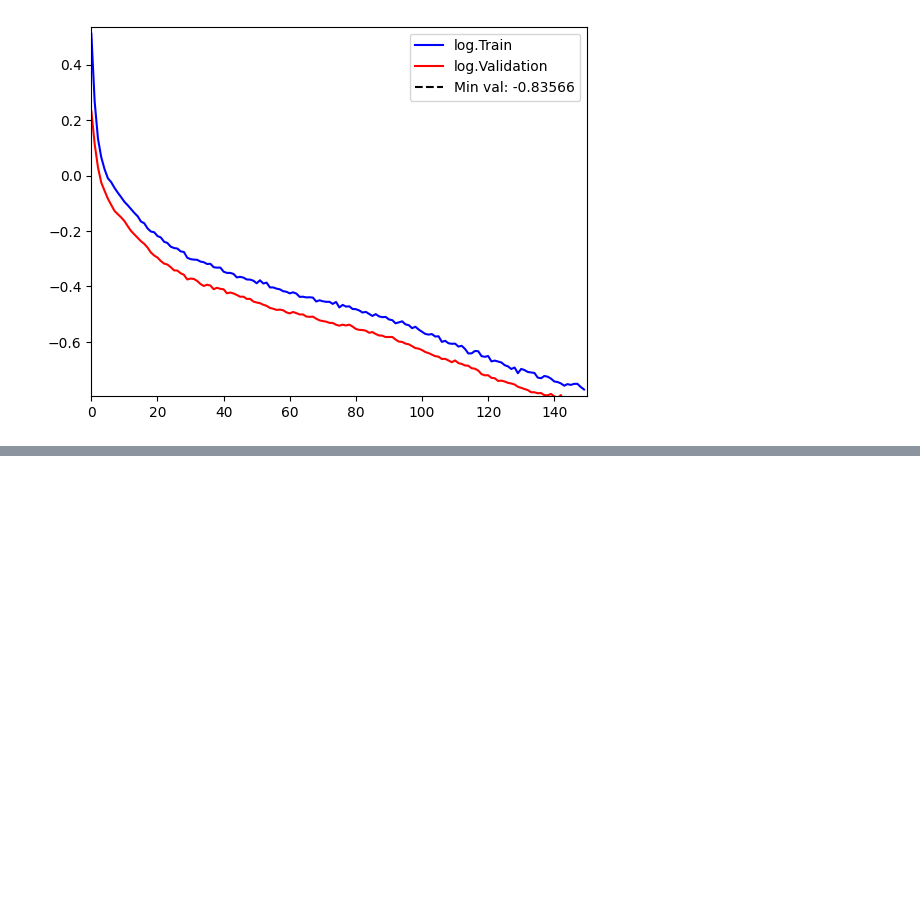
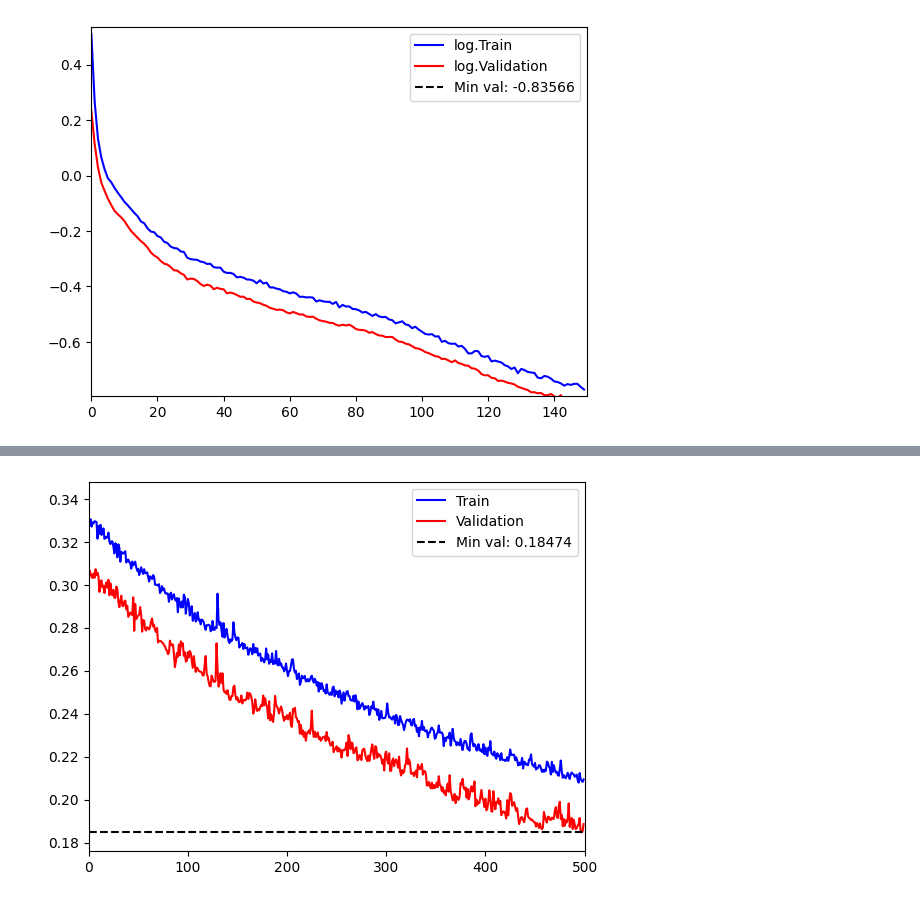
Before and after one commit to MachineLearningMike/TRAIN, a Jupyter notebook: Notebooks/Mike_NB_41_abstract_model.ipynb, the cells around one changed output, grey strips where cells are left out. Saved outputs shown, nothing was run; the diff lists cells and outputs as text; code cells hidden in the pictures; blank space fills up the shorter version.

```diff
--- a/Notebooks/Mike_NB_41_abstract_model.ipynb
+++ b/Notebooks/Mike_NB_41_abstract_model.ipynb
@@ -1026,0 +1055,4 @@ Epoch 8/150
+# %%
+plot_history(history)
+# %% [output]
+[figure, added]
```
Also changed, not shown: parts of 3 cells of this notebook, 1 other file.
